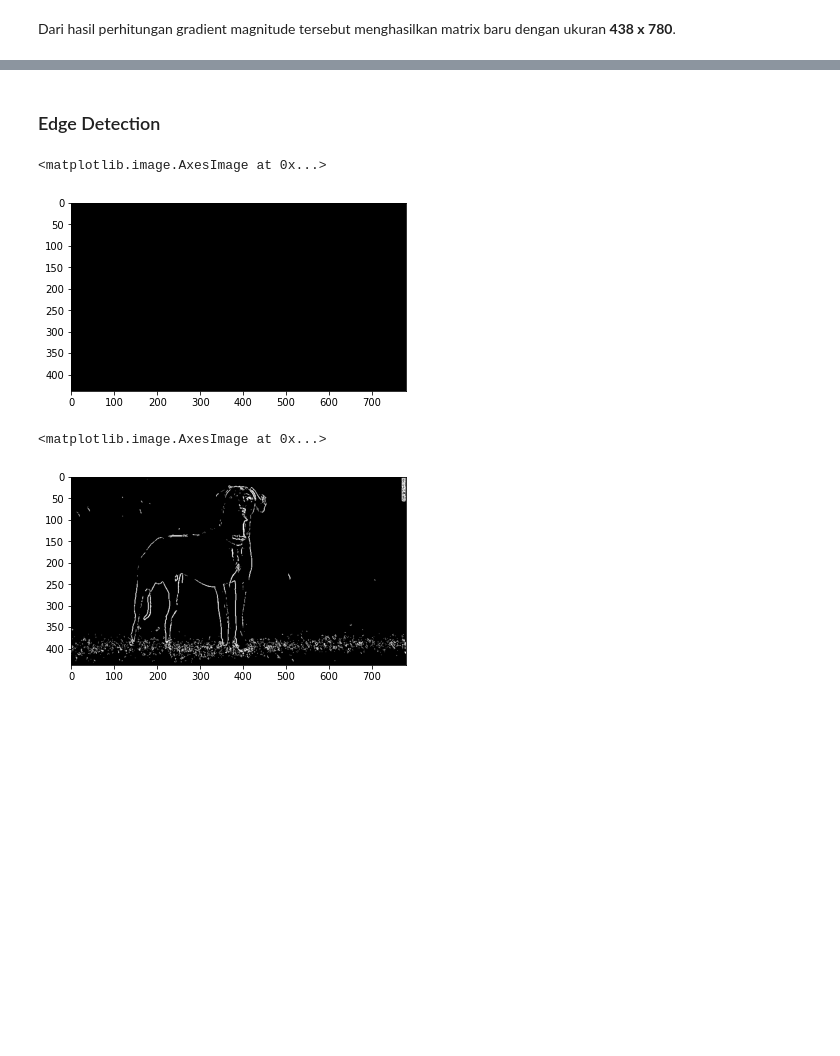
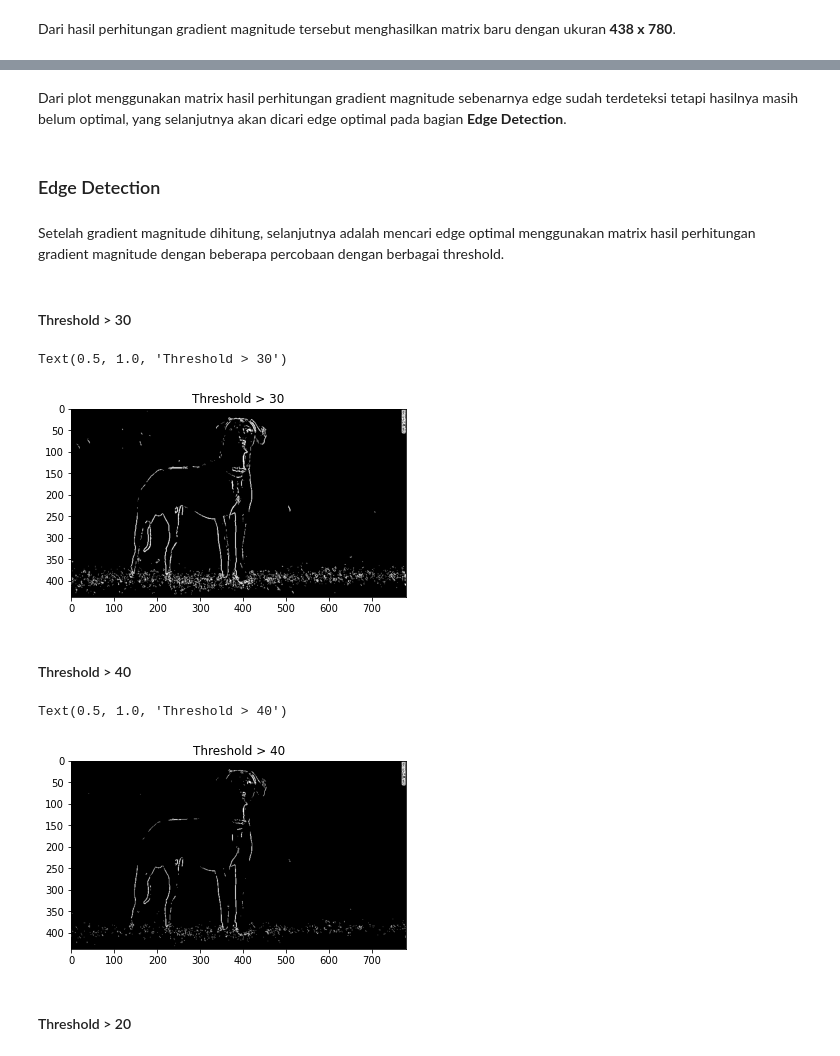
Before and after one commit to Penzragon/h8dsft_P0W2, a Jupyter notebook: script.ipynb, the cells around one changed output, grey strips where cells are left out. Saved outputs shown, nothing was run; the diff lists cells and outputs as text; code cells hidden in the pictures; blank space fills up the shorter version.

Commit message:
Add documentation to edge detection

```diff
--- a/script.ipynb
+++ b/script.ipynb
@@ -240,13 +246,25 @@ Dari hasil perhitungan gradient magnitude tersebut menghasilkan matrix baru deng
+# %% [markdown]
+Dari plot menggunakan matrix hasil perhitungan gradient magnitude sebenarnya edge sudah terdeteksi tetapi hasilnya masih belum optimal, yang selanjutnya akan dicari edge optimal pada bagian **Edge Detection**.
 # %% [markdown]
 ### Edge Detection
+# %% [markdown]
+Setelah gradient magnitude dihitung, selanjutnya adalah mencari edge optimal menggunakan matrix hasil perhitungan gradient magnitude dengan beberapa percobaan dengan berbagai threshold.
+# %% [markdown]
+#### Threshold > 30
 # %%
-plt.imshow(magnitude == 30, cmap='gray')
+plt.imshow(magnitude > 30, cmap='gray')
+plt.title('Threshold > 30')
 # %% [output]
-<matplotlib.image.AxesImage at 0x...>
+Text(0.5, 1.0, 'Threshold > 30')
-[figure, old version]
+[figure, new version]
+# %% [markdown]
+#### Threshold > 40
 # %%
-plt.imshow(magnitude > 30, cmap='gray')
+plt.imshow(magnitude > 40, cmap='gray')
+plt.title('Threshold > 40')
 # %% [output]
-<matplotlib.image.AxesImage at 0x...>
+Text(0.5, 1.0, 'Threshold > 40')
-[figure, old version]
+[figure, new version]
+# %% [markdown]
+#### Threshold > 20
 # %%
```
Also changed, not shown: parts of 5 cells of this notebook.
